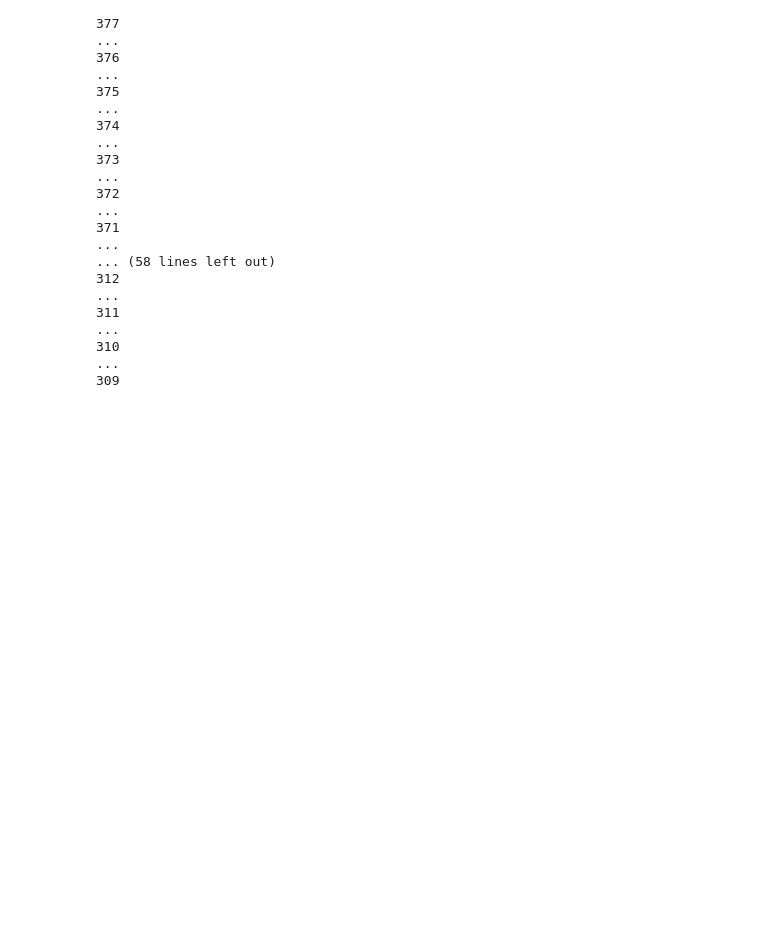
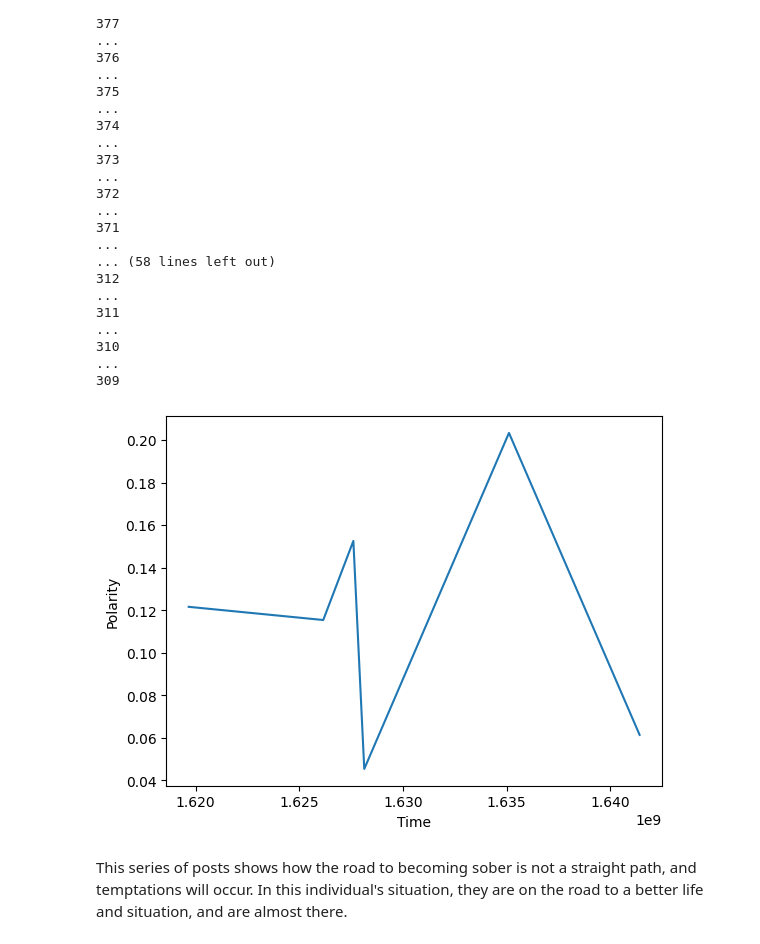
Before and after one commit to RussellABH/OPTUS-AI, a Jupyter notebook: analysis/yashas/final_analysis.ipynb, the cells around one changed output. Saved outputs shown, nothing was run; the diff lists cells and outputs as text; code cells hidden in the pictures; blank space fills up the shorter version.

```diff
--- a/analysis/yashas/final_analysis.ipynb
+++ b/analysis/yashas/final_analysis.ipynb
@@ -129,3 +133,16 @@ display(dataframe[dataframe['author'] == 'dori_88']['selftext'])
 311                                                                                                                                                                                                      ...
 310                                                                                                                                                                                                      ...
 309
+# %%
+time = [dataframe['created_utc'][393], dataframe['created_utc'][392], dataframe['created_utc'][391], dataframe['created_utc'][390], dataframe['created_utc'][387], dataframe['created_utc'][385]]
+sentiment = [dataframe['polarity'][393], dataframe['polarity'][392], dataframe['polarity'][391], dataframe['polarity'][390], dataframe['polarity'][387], dataframe['polarity'][385]]
+
+
+plt.plot(time, sentiment)
+plt.xlabel('Time')
+plt.ylabel('Polarity')
+plt.show()
+# %% [output]
+[figure, added]
+# %% [markdown]
+This series of posts shows how the road to becoming sober is not a straight path, and temptations will occur. In this individual's situation, they are on the road to a better life and situation, and are almost there.
```
Also changed, not shown: parts of 8 cells of this notebook, 4 other files.
